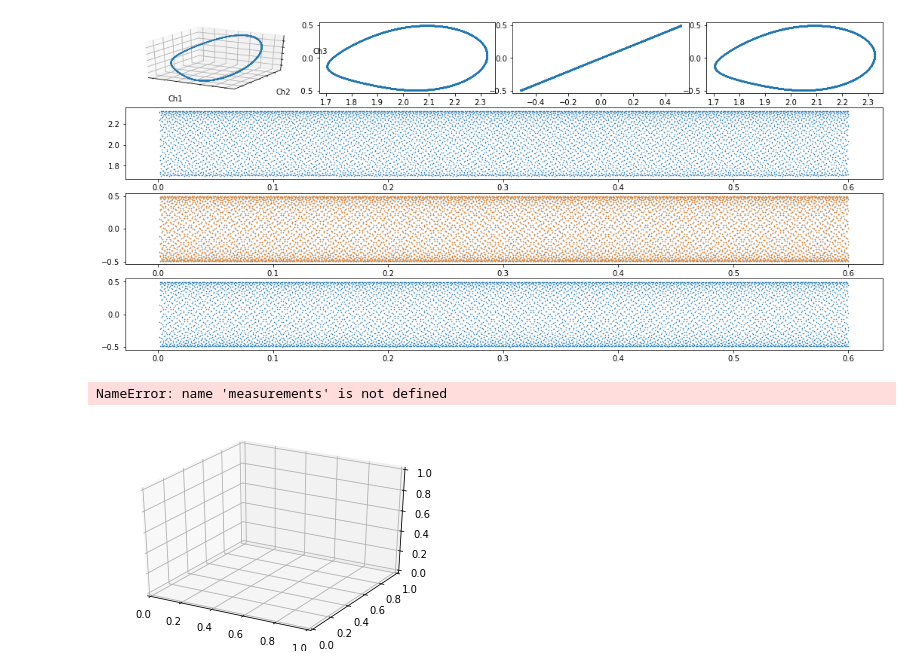
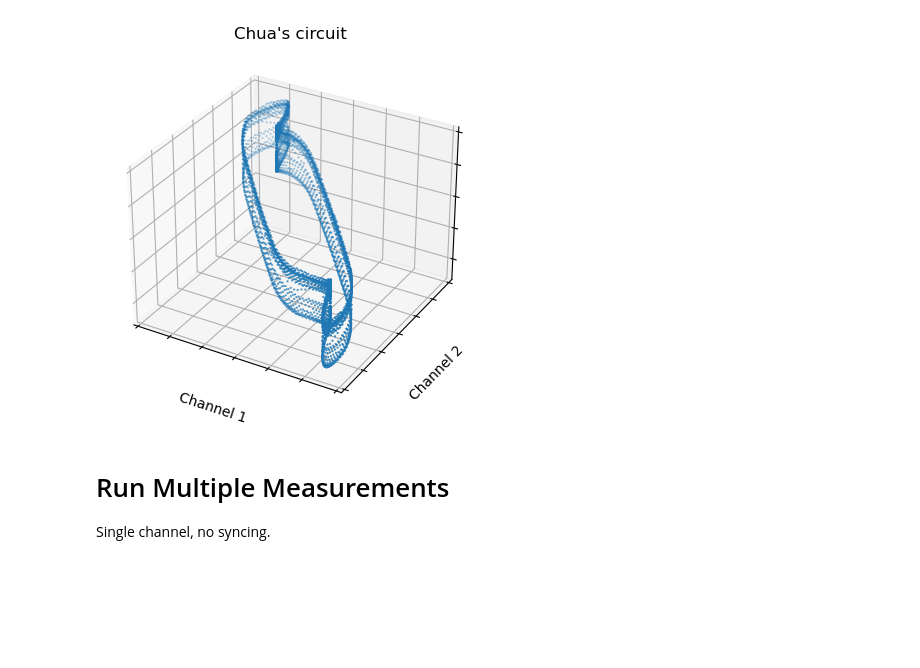
Before and after one commit to Chwanhee/Metrology, a Jupyter notebook: Report_2/Synced_measurement.ipynb, the cells around one changed output. Cells and saved outputs as stored; diff of their text form; code cells hidden in the pictures; blank space fills up the shorter version.

Commit message:
Varying parameters measurements

```diff
--- a/Report_2/Synced_measurement.ipynb
+++ b/Report_2/Synced_measurement.ipynb
@@ -68,34 +51,0 @@ def sampling_s(time):
-# %%
-size,rate = sampling_h(0.5)
-
-rng = 5
-for swim in [zoroku,alice]:
-    ad2.config_oscilloscope(swim,
-        range0=rng,
-        range1=rng,
-        sample_rate = rate,
-        sample_size= size,
-        )
-
-ad2.config_wavegen(zoroku,
-        frequency=1200,
-        amplitude=0.5,
-        signal_shape=dwfc.funcSine
-        )
-
-ad2.start_wavegen(zoroku,channel=0)
-time.sleep(0.1)
-
-t0,ch1,Ch2 = ad2.measure_oscilloscope(zoroku)
-t1,ch2,ch3 = ad2.measure_oscilloscope(alice)
-
-ad2.stop_wavegen(zoroku,channel=0)
-ad2.reset_wavegen(zoroku,channel=0)
-
-data = [t0,ch1,Ch2,t1,ch2,ch3]
-
-handle = open("chua_troubleshoot.pkl", 'wb')
-pickle.dump(data, handle, protocol=pickle.HIGHEST_PROTOCOL)
-handle.close()
-
-meas = sync_series(t0,ch1,Ch2,ch2,ch3)
@@ -142,51 +153,21 @@ plt.show()
-# %%
-# All synced
-
-t,ch1,ch2,ch3 = meas
-
-fig = plt.figure(figsize=(18,8))
-grid = gs.GridSpec(4,4,wspace=0.1,)
-
-XY = plt.subplot(grid[0,1]); YZ = plt.subplot(grid[0,2]); XZ = plt.subplot(grid[0,3])
-
-XT = plt.subplot(grid[1,:]); YT = plt.subplot(grid[2,:]); ZT = plt.subplot(grid[3,:])
-
-XT.scatter(t,ch1,s=0.3)
-YT.scatter(t,ch2,s=0.3); YT.scatter(t,ch3,s=0.3)
-ZT.scatter(t,ch3,s=0.3)
-
-XY.scatter(ch1,ch2,s=0.3)
-YZ.scatter(ch2,ch3,s=0.3)
-XZ.scatter(ch1,ch3,s=0.3)
-
-plot3D = fig.add_subplot(grid[0,0],projection='3d')
-plot3D.scatter(*meas[1:],s=0.3)
-plot3D.set_xlabel("Ch1")
-plot3D.set_ylabel("Ch2")
-plot3D.set_zlabel("Ch3")
-
-plot3D.set_xticklabels([])
-plot3D.set_yticklabels([])
-plot3D.set_zticklabels([])
-
-plt.show()
-# %% [output]
-[figure, removed]
 # %%
 fig = plt.figure()
 ax = fig.add_subplot(projection='3d')
 
-ax.scatter(*measurements[1:],s=0.3)
+ax.scatter(*meas[1:],s=0.3)
 ax.set_xlabel("Channel 1")
 ax.set_ylabel("Channel 2")
 ax.set_zlabel("Channel 3")
 ax.set_title("Chua's circuit")
 
 ax.set_xticklabels([])
 ax.set_yticklabels([])
 ax.set_zticklabels([])
 
 plt.show()
 # %% [output]
-NameError: name 'measurements' is not defined
-[figure, old version]
+[figure, new version]
+# %% [markdown]
+# Run Multiple Measurements
+
+Single channel, no syncing.
```
Also changed, not shown: parts of 6 cells of this notebook.
